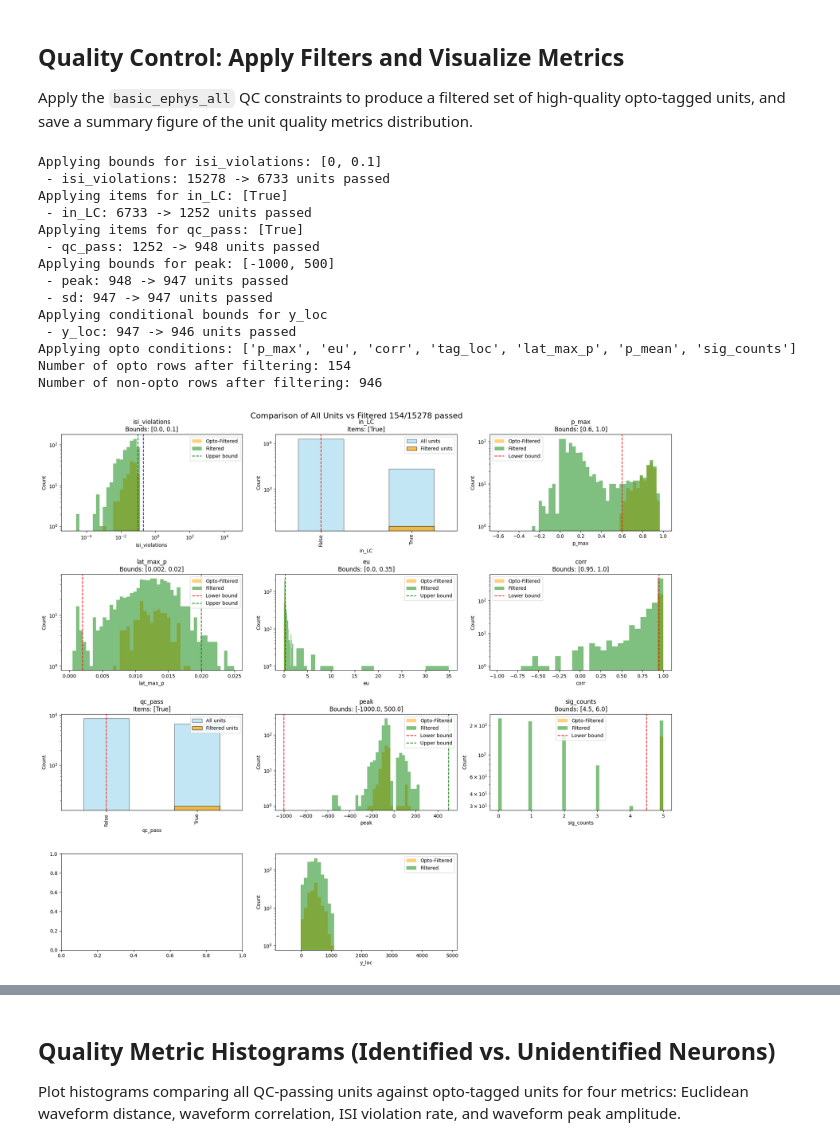
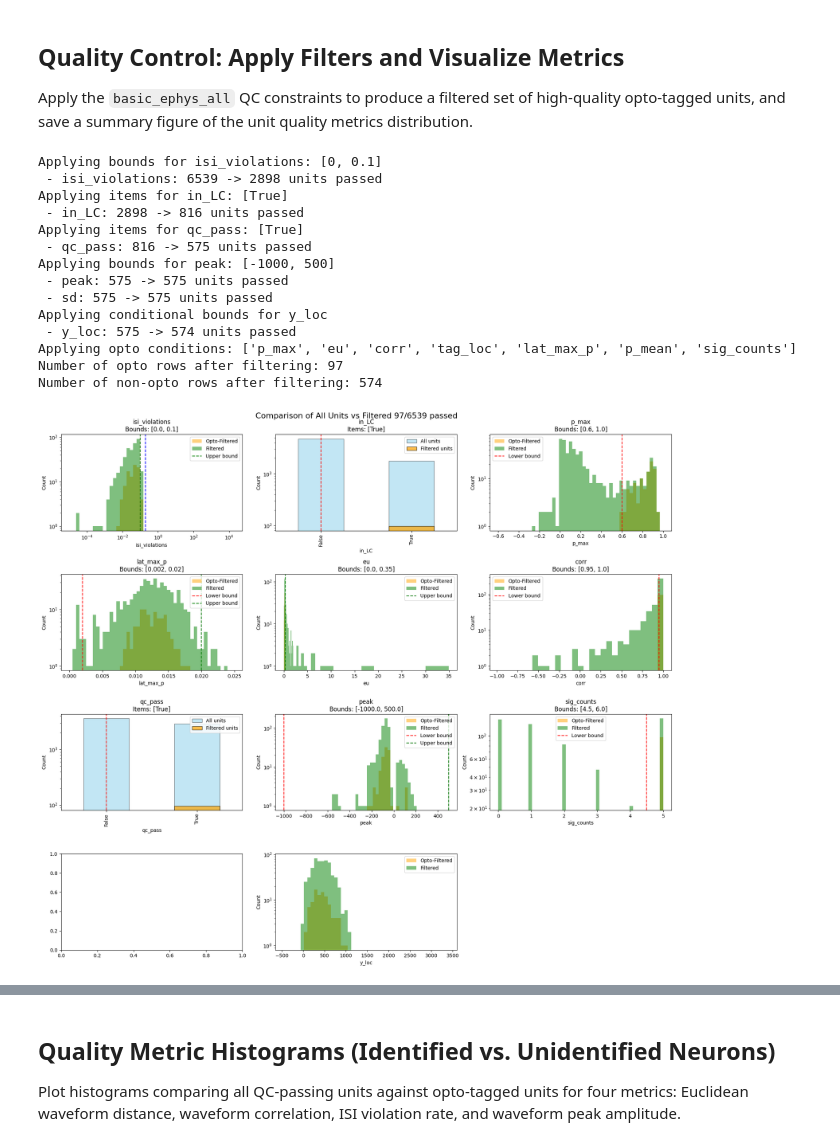
Before and after one commit to AllenNeuralDynamics/LC-beh-physiology-analysis, a Jupyter notebook: code/beh_ephys_analysis/session_combine/manuscript_figures/F_basic_ephys.ipynb, the cells around one changed output, grey strips where cells are left out. Drawn from its saved outputs; the diff is of its cells as text; code cells hidden in the pictures.

```diff
--- a/code/beh_ephys_analysis/session_combine/manuscript_figures/F_basic_ephys.ipynb
+++ b/code/beh_ephys_analysis/session_combine/manuscript_figures/F_basic_ephys.ipynb
@@ -135,29 +135,30 @@ Apply the `basic_ephys_all` QC constraints to produce a filtered set of high-qua
 # %%
 density = False
 criteria_name = 'basic_ephys_all_LC'
 with open(os.path.join(CAPSULE_ROOT + '/code/beh_ephys_analysis/session_combine/metrics', f'{criteria_name}.json'), 'r') as f:
     constraints = json.load(f)
 constraints['sd'] = [0, 1]
 combined_tagged_units_filtered, combined_tagged_units, fig, axes = apply_qc(combined_tagged_units, constraints, density=density, plot_all=False, plot_half=True)
+combined_tagged_units_filtered = combined_tagged_units[combined_tagged_units['selected_qc_only']].copy()
 combined_tagged_units.rename(columns={'unit': 'unit_id'}, inplace=True)
 combined_tagged_units['unit_id'] = combined_tagged_units['unit_id'].apply(to_str_intlike)
 combined_tagged_units_filtered.rename(columns={'unit': 'unit_id'}, inplace=True)
 combined_tagged_units_filtered['unit_id'] = combined_tagged_units_filtered['unit_id'].apply(to_str_intlike)
 fig.savefig(fname=os.path.join(target_folder, f'unit_quality_metrics_summary_density_{density}.pdf'))
 fig.savefig(fname=os.path.join(target_folder, f'unit_quality_metrics_summary_density_{density}.svg'))
 # %% [output]
 Applying bounds for isi_violations: [0, 0.1]
- - isi_violations: 15278 -> 6733 units passed
+ - isi_violations: 6539 -> 2898 units passed
 Applying items for in_LC: [True]
- - in_LC: 6733 -> 1252 units passed
+ - in_LC: 2898 -> 816 units passed
 Applying items for qc_pass: [True]
- - qc_pass: 1252 -> 948 units passed
+ - qc_pass: 816 -> 575 units passed
 Applying bounds for peak: [-1000, 500]
- - peak: 948 -> 947 units passed
- - sd: 947 -> 947 units passed
+ - peak: 575 -> 575 units passed
+ - sd: 575 -> 575 units passed
 Applying conditional bounds for y_loc
- - y_loc: 947 -> 946 units passed
+ - y_loc: 575 -> 574 units passed
 Applying opto conditions: ['p_max', 'eu', 'corr', 'tag_loc', 'lat_max_p', 'p_mean', 'sig_counts']
-Number of opto rows after filtering: 154
-Number of non-opto rows after filtering: 946
+Number of opto rows after filtering: 97
+Number of non-opto rows after filtering: 574
-[figure, old version]
+[figure, new version]
```
Also changed, not shown: parts of 16 cells of this notebook, 5 other files.
